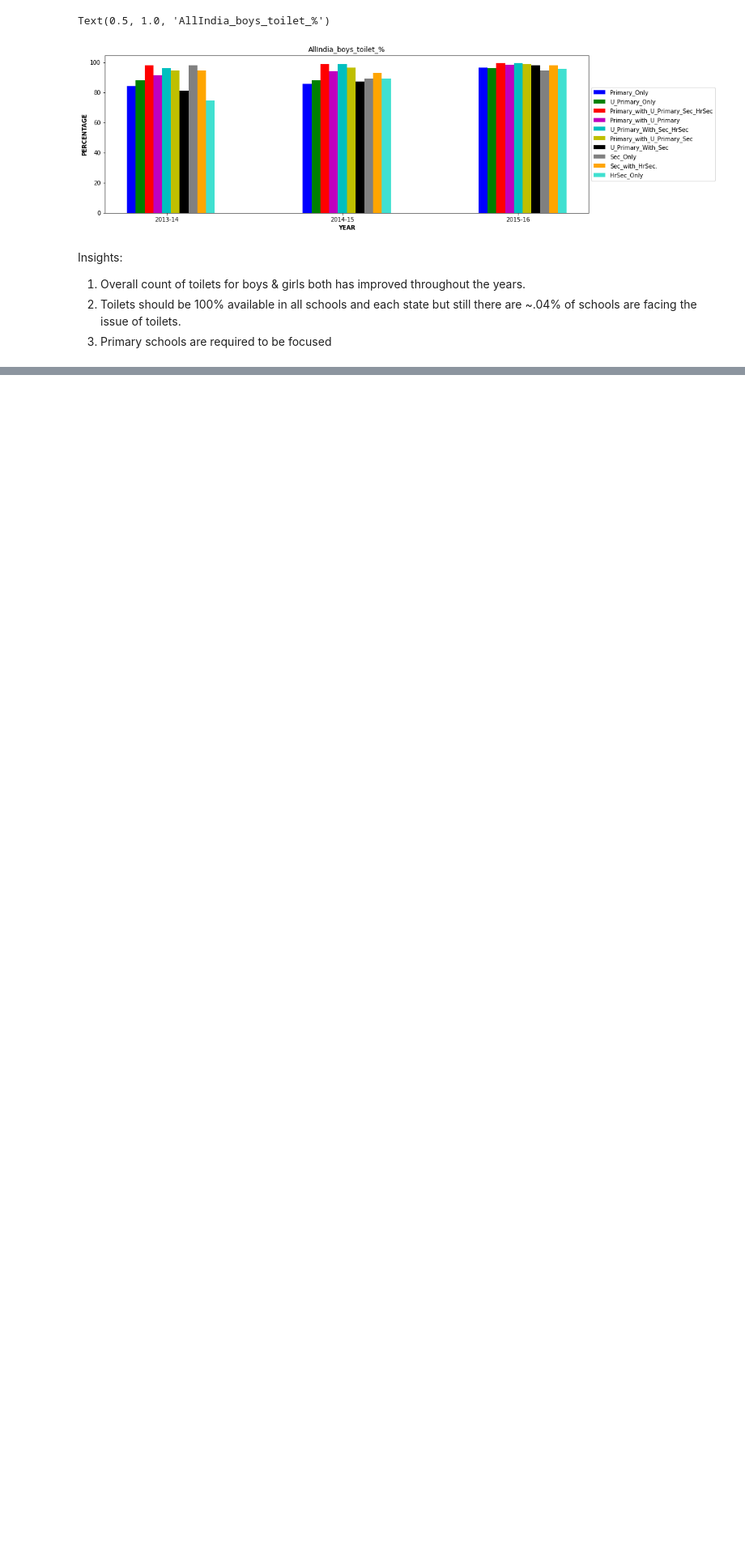
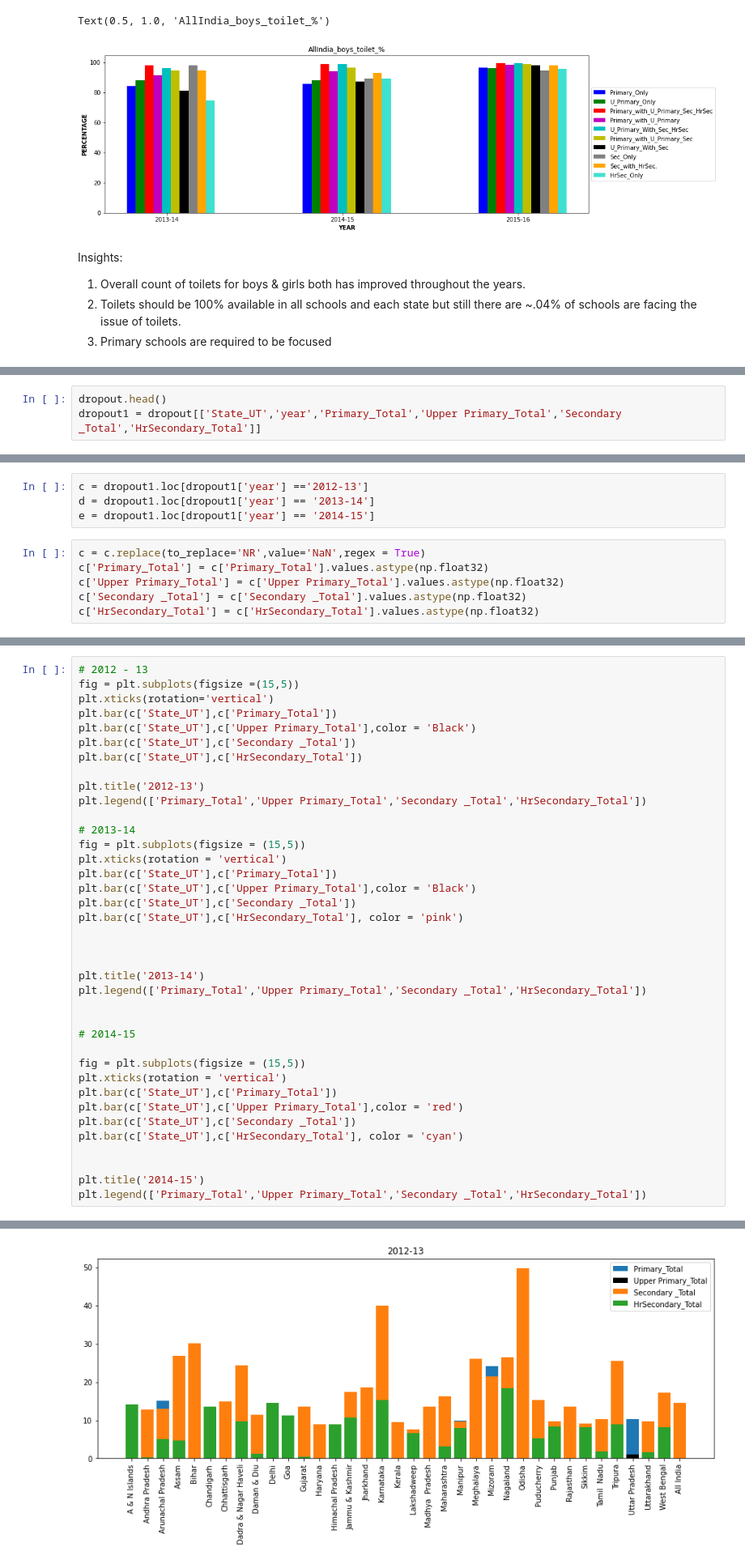
Before and after one commit to anmol9999/statistics-indian-school, a Jupyter notebook: data analysis/analysis_all.ipynb, the cells around one changed output, grey strips where cells are left out. Shown: that part at 81% size. Saved outputs shown, nothing was run; the diff lists cells and outputs as text; blank space fills up the shorter version.

```diff
--- a/data analysis/analysis_all.ipynb
+++ b/data analysis/analysis_all.ipynb
@@ -149,0 +152,3 @@ Insights:
+# %%
+dropout.head()
+dropout1 = dropout[['State_UT','year','Primary_Total','Upper Primary_Total','Secondary _Total','HrSecondary_Total']]
@@ -149,0 +171,10 @@ Insights:
+# %%
+c = dropout1.loc[dropout1['year'] =='2012-13']
+d = dropout1.loc[dropout1['year'] == '2013-14']
+e = dropout1.loc[dropout1['year'] == '2014-15']
+# %%
+c = c.replace(to_replace='NR',value='NaN',regex = True)
+c['Primary_Total'] = c['Primary_Total'].values.astype(np.float32)
+c['Upper Primary_Total'] = c['Upper Primary_Total'].values.astype(np.float32)
+c['Secondary _Total'] = c['Secondary _Total'].values.astype(np.float32)
+c['HrSecondary_Total'] = c['HrSecondary_Total'].values.astype(np.float32)
@@ -149,0 +211,39 @@ Insights:
+# %%
+# 2012 - 13
+fig = plt.subplots(figsize =(15,5))
+plt.xticks(rotation='vertical')
+plt.bar(c['State_UT'],c['Primary_Total'])
+plt.bar(c['State_UT'],c['Upper Primary_Total'],color = 'Black')
+plt.bar(c['State_UT'],c['Secondary _Total'])
+plt.bar(c['State_UT'],c['HrSecondary_Total'])
+
+plt.title('2012-13')
+plt.legend(['Primary_Total','Upper Primary_Total','Secondary _Total','HrSecondary_Total'])
+
+# 2013-14
+fig = plt.subplots(figsize = (15,5))
+plt.xticks(rotation = 'vertical')
+plt.bar(c['State_UT'],c['Primary_Total'])
+plt.bar(c['State_UT'],c['Upper Primary_Total'],color = 'Black')
+plt.bar(c['State_UT'],c['Secondary _Total'])
+plt.bar(c['State_UT'],c['HrSecondary_Total'], color = 'pink')
+
+
+
+plt.title('2013-14')
+plt.legend(['Primary_Total','Upper Primary_Total','Secondary _Total','HrSecondary_Total'])
+
+
+# 2014-15
+
+fig = plt.subplots(figsize = (15,5))
+plt.xticks(rotation = 'vertical')
+plt.bar(c['State_UT'],c['Primary_Total'])
+plt.bar(c['State_UT'],c['Upper Primary_Total'],color = 'red')
+plt.bar(c['State_UT'],c['Secondary _Total'])
+plt.bar(c['State_UT'],c['HrSecondary_Total'], color = 'cyan')
+
+
+plt.title('2014-15')
+plt.legend(['Primary_Total','Upper Primary_Total','Secondary _Total','HrSecondary_Total'])
+# %% [output]
@@ -149,0 +251 @@ Insights:
+[figure, added]
```
Also changed, not shown: parts of 23 cells of this notebook.
